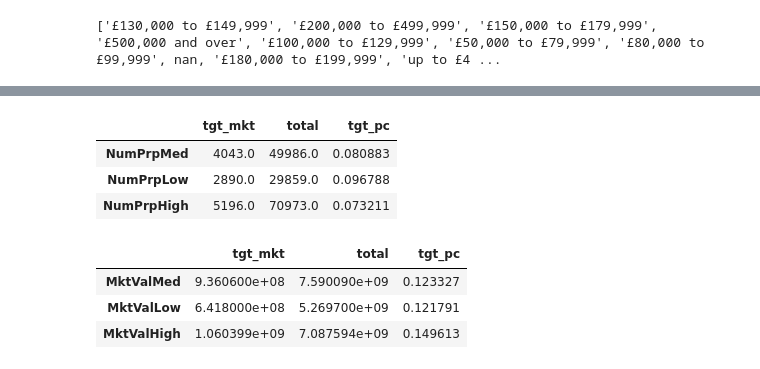
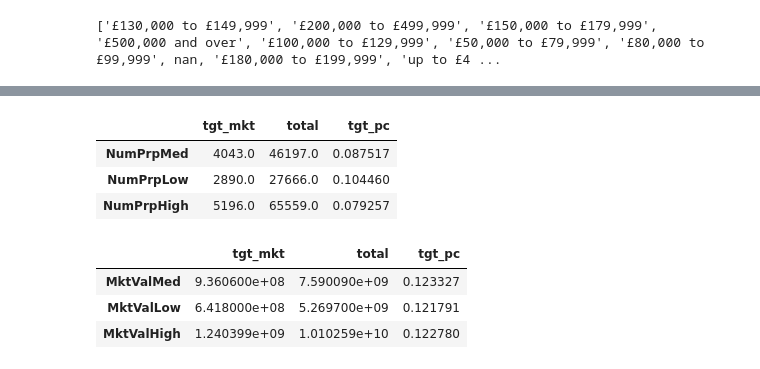
Before and after one commit to sam-hatley/landlord-data, a Jupyter notebook: exploration.ipynb, the cells around one changed output, grey strips where cells are left out. Drawn from its saved outputs; the diff is of its cells as text; code cells hidden in the pictures.

```diff
--- a/exploration.ipynb
+++ b/exploration.ipynb
@@ -418,6 +418,7 @@ mkt_val = tgt_mkt[["serial_2", # Unique Identifier
                    #"TotIncgrp", # Total LL inc
                    #"RtPrIncgrpA", # Rent as prop. inc
 ]]
+df_notna = df[df["EPCEFG"].notna()]
 mkt_val.head(5)
 # %% [output]
 |  | serial_2 | ValperPrpA | MktValgrpA | NumPrpgrp |
@@ -472,7 +476,7 @@ MktVal = mkt_val["MktValgrpA"]
 loop = ["MktValMed", "MktValLow", "MktValHigh"]
 med = [80000, 150000, 350000, 750000, 1500000, 2500000, 3500000, 4500000, 5500000, 10000000]
 low = [0, 100000, 200000, 500000, 1000000, 2000000, 3000000, 4000000, 5000000, 6000000 ]
-high = [99999, 199999, 499999, 999999, 1999999, 2999999, 3999999, 4999999, 5999999, np.nan]
+high = [99999, 199999, 499999, 999999, 1999999, 2999999, 3999999, 4999999, 5999999, 15000000]
 methods = [med, low, high]
 
 i = 0
@@ -496,28 +516,3 @@ for l in loop:
 print([i for i in mkt_val["ValperPrpA"].unique()])
 # %% [output]
 ['£130,000 to £149,999', '£200,000 to £499,999', '£150,000 to £179,999', '£500,000 and over', '£100,000 to £129,999', '£50,000 to £79,999', '£80,000 to £99,999', nan, '£180,000 to £199,999', 'up to £4 ...
-# %%
-ValperPrp = mkt_val["ValperPrpA"]
-
-loop = ["ValperPrpMed", "ValperPrpLow", "ValperPrpHigh"]
-med = []
-low = [0, 50000, 80000, 10000, 130000, 150000, 180000, 200000, 500000]
-high = []
-methods = [med, low, high]
-
-i = 0
-for l in loop:
-    conditions = [
-        ValperPrp == 'up to £49,999',
-        ValperPrp == '£50,000 to £79,999',
-        ValperPrp == '£80,000 to £99,999',
-        ValperPrp == '£100,000 to £129,999',
-        ValperPrp == '£130,000 to £149,999',
-        ValperPrp == '£150,000 to £179,999',
-        ValperPrp == '£180,000 to £199,999',
-        ValperPrp == '£200,000 to £499,999',
-        ValperPrp == '£500,000 and over',
-    ]
-    output = methods[i]
-    mkt_val[l] = np.select(conditions, output, np.nan)
-    i += 1
@@ -537,17 +519,17 @@ for l in loop:
 # %%
 df1 = mkt_val[['NumPrpMed', 'NumPrpLow', 'NumPrpHigh']].sum().to_frame()
-df2 = df[['NumPrpMed', 'NumPrpLow', 'NumPrpHigh']].sum().to_frame()
+df2 = df_notna[['NumPrpMed', 'NumPrpLow', 'NumPrpHigh']].sum().to_frame()
 
 prp_df = pd.DataFrame()
 prp_df["tgt_mkt"] = df1[0]
 prp_df["total"] = df2[0]
 prp_df["tgt_pc"] = prp_df["tgt_mkt"].divide(prp_df["total"])
 prp_df
 # %% [output]
 |  | tgt_mkt | total | tgt_pc |
-| NumPrpMed | 4043.0 | 49986.0 | 0.080883 |
-| NumPrpLow | 2890.0 | 29859.0 | 0.096788 |
-| NumPrpHigh | 5196.0 | 70973.0 | 0.073211 |
+| NumPrpMed | 4043.0 | 46197.0 | 0.087517 |
+| NumPrpLow | 2890.0 | 27666.0 | 0.104460 |
+| NumPrpHigh | 5196.0 | 65559.0 | 0.079257 |
 # %%
 df1 = mkt_val[['MktValMed', 'MktValLow', 'MktValHigh']].sum().to_frame()
 df2 = df[['MktValMed', 'MktValLow', 'MktValHigh']].sum().to_frame()
@@ -560,4 +542,4 @@ prp_df
 |  | tgt_mkt | total | tgt_pc |
 | MktValMed | 9.360600e+08 | 7.590090e+09 | 0.123327 |
 | MktValLow | 6.418000e+08 | 5.269700e+09 | 0.121791 |
-| MktValHigh | 1.060399e+09 | 7.087594e+09 | 0.149613 |
+| MktValHigh | 1.240399e+09 | 1.010259e+10 | 0.122780 |
```
Also changed, not shown: parts of 7 cells of this notebook.
